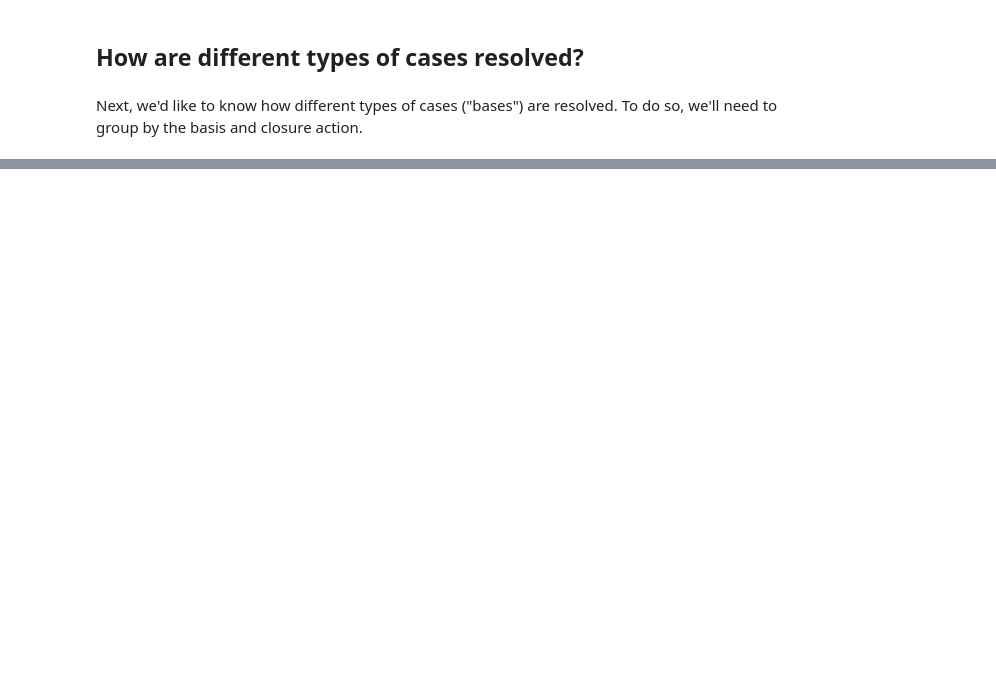
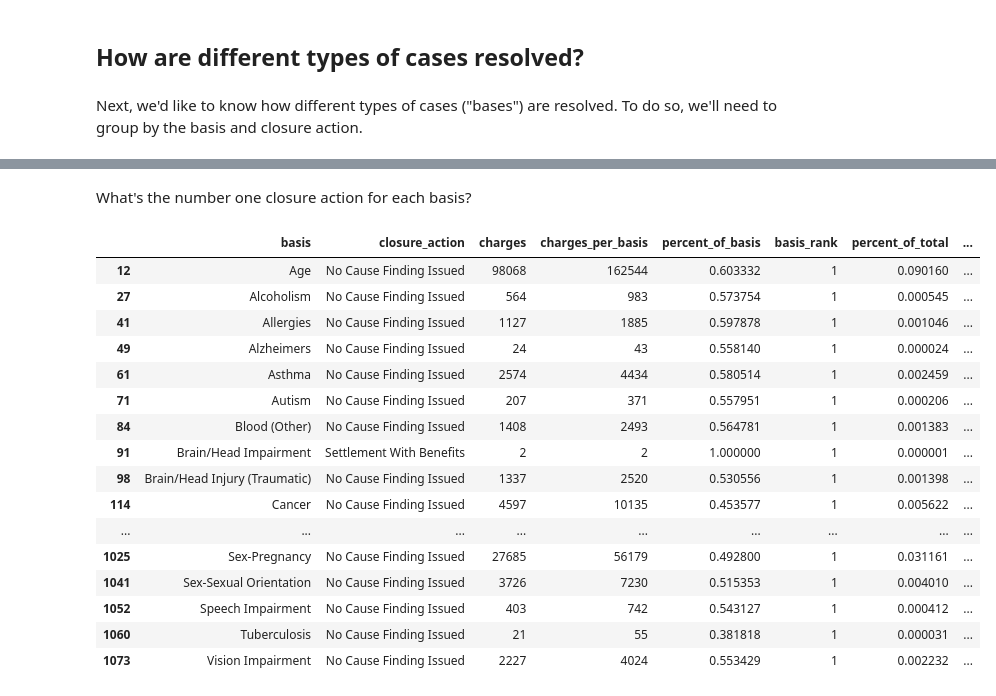
Before and after one commit to PublicI/employment-discrimination, a Jupyter notebook: employment-discrimination.ipynb, the cells around one changed output, grey strips where cells are left out. Saved outputs shown, nothing was run; the diff lists cells and outputs as text; code cells hidden in the pictures; blank space fills up the shorter version.

```diff
--- a/employment-discrimination.ipynb
+++ b/employment-discrimination.ipynb
@@ -377,0 +254,22 @@ Name: state_code, dtype: int64
+# %% [markdown]
+What's the number one closure action for each basis?
+# %%
+female_bases[female_bases["basis_rank"] == 1]
+# %% [output]
+|  | basis | closure_action | charges | charges_per_basis | percent_of_basis | basis_rank | percent_of_total | ... |
+| 12 | Age | No Cause Finding Issued | 98068 | 162544 | 0.603332 | 1 | 0.090160 | ... |
+| 27 | Alcoholism | No Cause Finding Issued | 564 | 983 | 0.573754 | 1 | 0.000545 | ... |
+| 41 | Allergies | No Cause Finding Issued | 1127 | 1885 | 0.597878 | 1 | 0.001046 | ... |
+| 49 | Alzheimers | No Cause Finding Issued | 24 | 43 | 0.558140 | 1 | 0.000024 | ... |
+| 61 | Asthma | No Cause Finding Issued | 2574 | 4434 | 0.580514 | 1 | 0.002459 | ... |
+| 71 | Autism | No Cause Finding Issued | 207 | 371 | 0.557951 | 1 | 0.000206 | ... |
+| 84 | Blood (Other) | No Cause Finding Issued | 1408 | 2493 | 0.564781 | 1 | 0.001383 | ... |
+| 91 | Brain/Head Impairment | Settlement With Benefits | 2 | 2 | 1.000000 | 1 | 0.000001 | ... |
+| 98 | Brain/Head Injury (Traumatic) | No Cause Finding Issued | 1337 | 2520 | 0.530556 | 1 | 0.001398 | ... |
+| 114 | Cancer | No Cause Finding Issued | 4597 | 10135 | 0.453577 | 1 | 0.005622 | ... |
+| ... | ... | ... | ... | ... | ... | ... | ... | ... |
+| 1025 | Sex-Pregnancy | No Cause Finding Issued | 27685 | 56179 | 0.492800 | 1 | 0.031161 | ... |
+| 1041 | Sex-Sexual Orientation | No Cause Finding Issued | 3726 | 7230 | 0.515353 | 1 | 0.004010 | ... |
+| 1052 | Speech Impairment | No Cause Finding Issued | 403 | 742 | 0.543127 | 1 | 0.000412 | ... |
+| 1060 | Tuberculosis | No Cause Finding Issued | 21 | 55 | 0.381818 | 1 | 0.000031 | ... |
+| 1073 | Vision Impairment | No Cause Finding Issued | 2227 | 4024 | 0.553429 | 1 | 0.002232 | ... |
```
Also changed, not shown: parts of 78 cells of this notebook.
